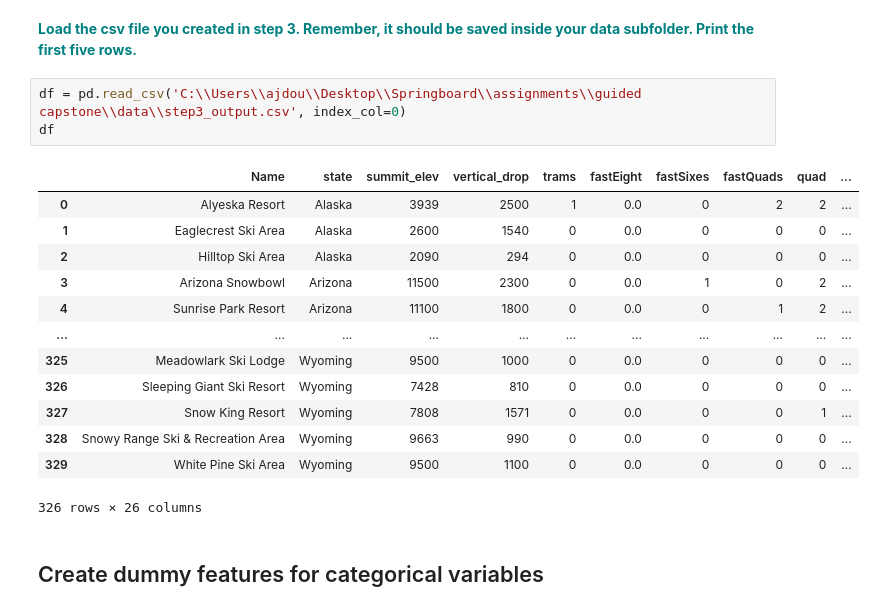
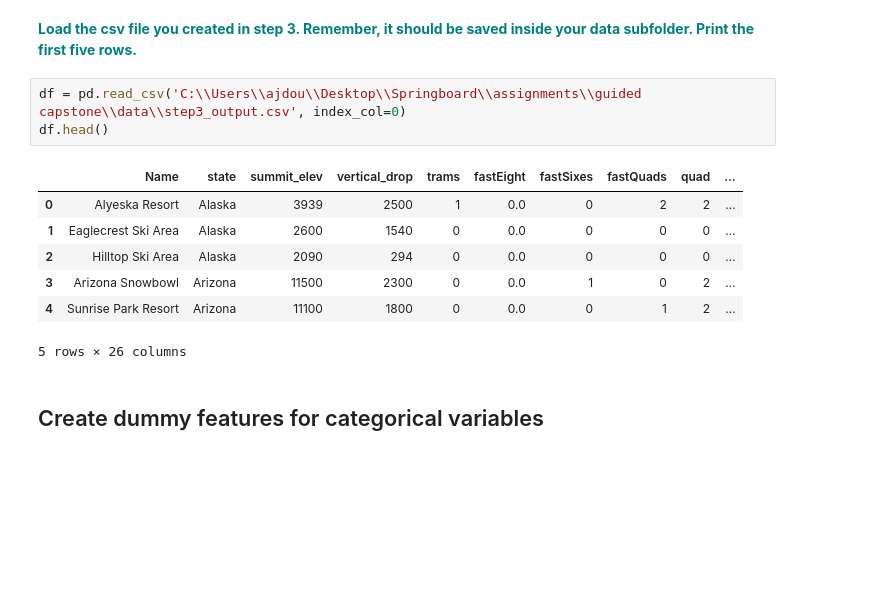
Before and after one commit to annadouv88/Springboard, a Jupyter notebook: Guided Capstone/Notebook_stepfourandfive.ipynb, the cells around one changed output. Saved outputs shown, nothing was run; the diff lists cells and outputs as text; blank space fills up the shorter version.

```diff
--- a/Guided Capstone/Notebook_stepfourandfive.ipynb
+++ b/Guided Capstone/Notebook_stepfourandfive.ipynb
@@ -39,21 +40,15 @@ pwd
 **<font color='teal'>  Load the csv file you created in step 3. Remember, it should be saved inside your data subfolder. Print the first five rows.</font>**
 # %%
 df = pd.read_csv('C:\\Users\\ajdou\\Desktop\\Springboard\\assignments\\guided capstone\\data\\step3_output.csv', index_col=0)
-df
+df.head()
 # %% [output]
 |  | Name | state | summit_elev | vertical_drop | trams | fastEight | fastSixes | fastQuads | quad | ... |
 | 0 | Alyeska Resort | Alaska | 3939 | 2500 | 1 | 0.0 | 0 | 2 | 2 | ... |
 | 1 | Eaglecrest Ski Area | Alaska | 2600 | 1540 | 0 | 0.0 | 0 | 0 | 0 | ... |
 | 2 | Hilltop Ski Area | Alaska | 2090 | 294 | 0 | 0.0 | 0 | 0 | 0 | ... |
 | 3 | Arizona Snowbowl | Arizona | 11500 | 2300 | 0 | 0.0 | 1 | 0 | 2 | ... |
 | 4 | Sunrise Park Resort | Arizona | 11100 | 1800 | 0 | 0.0 | 0 | 1 | 2 | ... |
-| ... | ... | ... | ... | ... | ... | ... | ... | ... | ... | ... |
-| 325 | Meadowlark Ski Lodge | Wyoming | 9500 | 1000 | 0 | 0.0 | 0 | 0 | 0 | ... |
-| 326 | Sleeping Giant Ski Resort | Wyoming | 7428 | 810 | 0 | 0.0 | 0 | 0 | 0 | ... |
-| 327 | Snow King Resort | Wyoming | 7808 | 1571 | 0 | 0.0 | 0 | 0 | 1 | ... |
-| 328 | Snowy Range Ski & Recreation Area | Wyoming | 9663 | 990 | 0 | 0.0 | 0 | 0 | 0 | ... |
-| 329 | White Pine Ski Area | Wyoming | 9500 | 1100 | 0 | 0.0 | 0 | 0 | 0 | ... |
-326 rows × 26 columns
+5 rows × 26 columns
 # %% [markdown]
 ## Create dummy features for categorical variables
 # %% [markdown]
```
Also changed, not shown: parts of 20 cells of this notebook.
